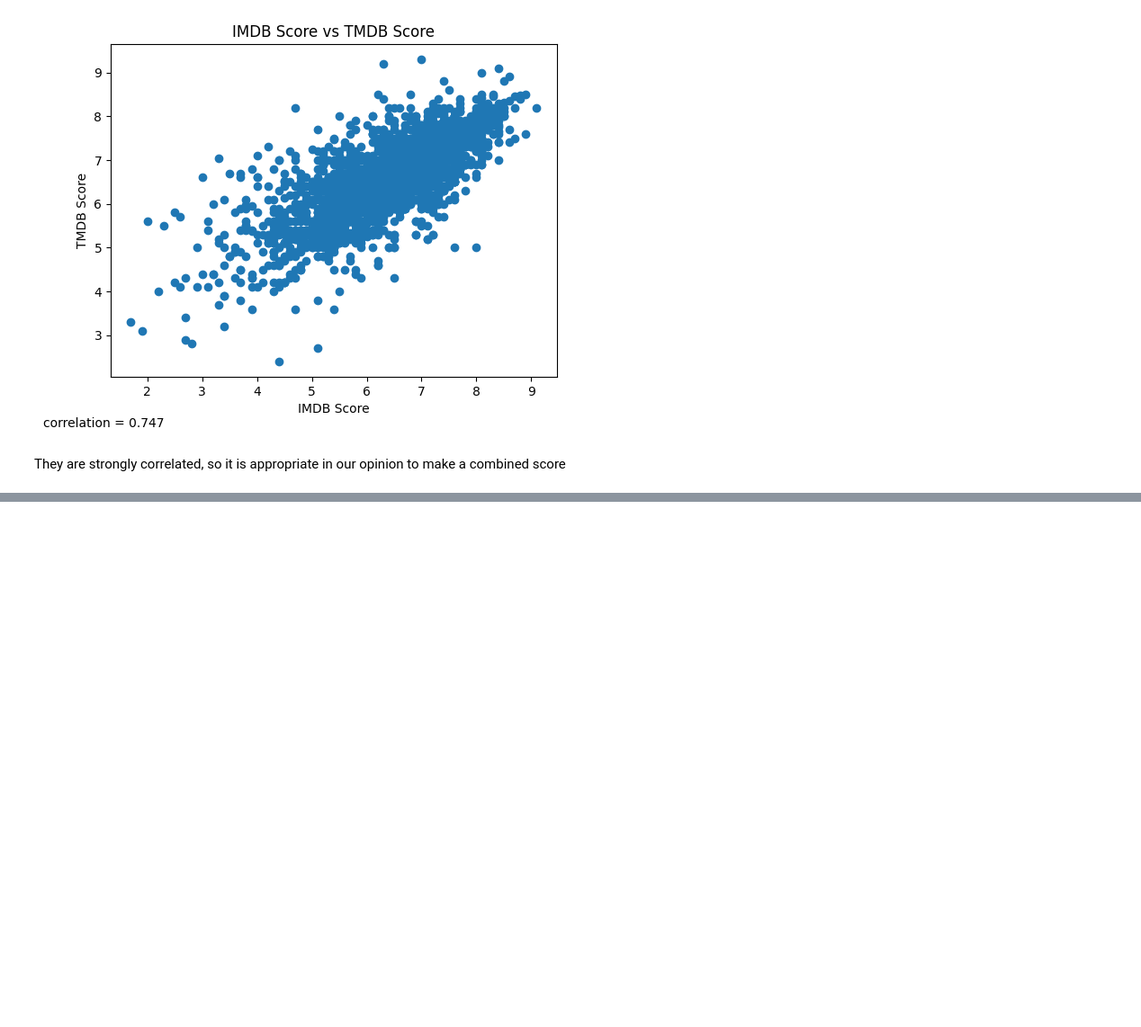
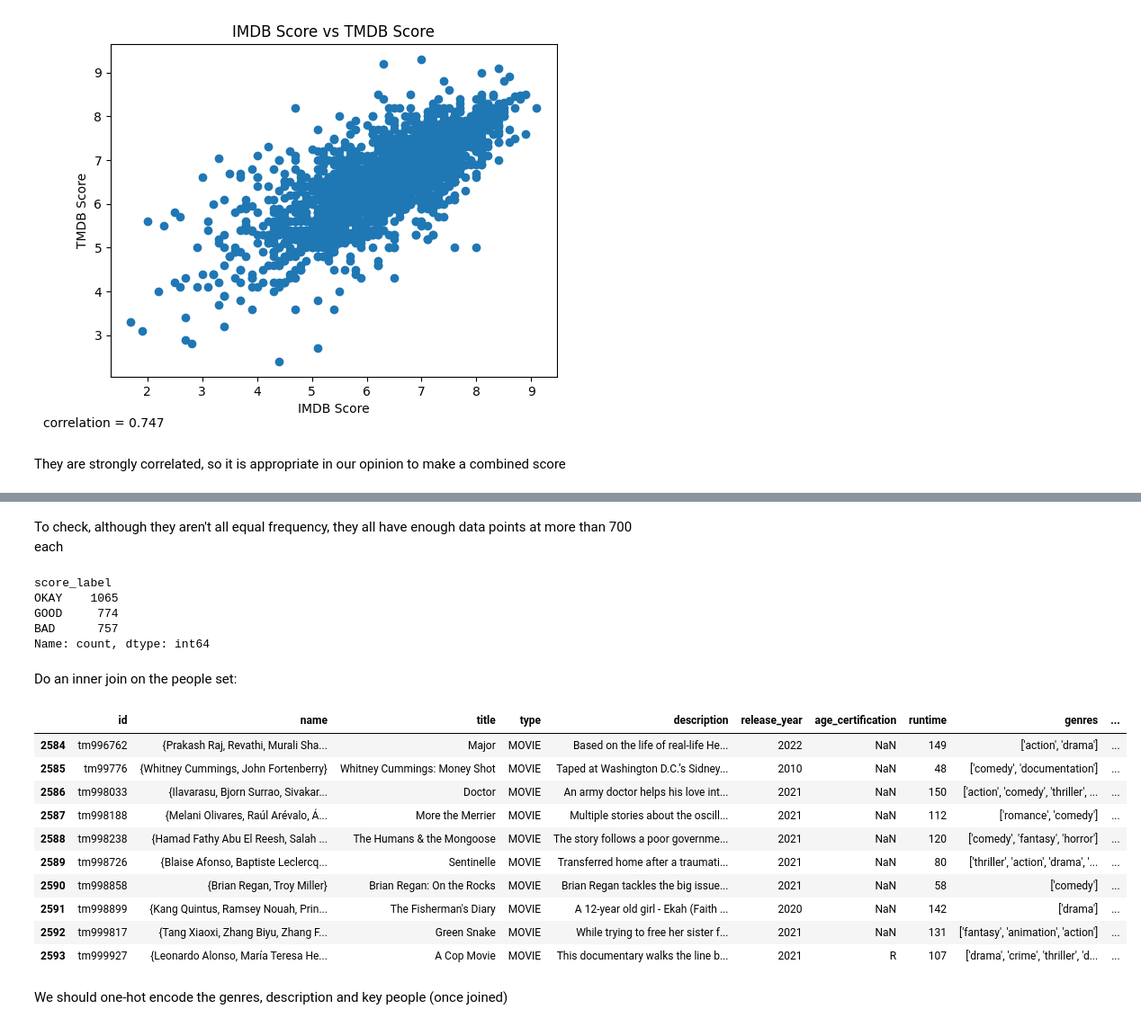
Before and after one commit to maximilianwelsch/EODP_A2, a Jupyter notebook: EOPD_preprocessing.ipynb, the cells around one changed output, grey strips where cells are left out. Shown at 90% size. Saved outputs shown, nothing was run; the diff lists cells and outputs as text; code cells hidden in the pictures; blank space fills up the shorter version.

Commit message:
joined tables

```diff
--- a/EOPD_preprocessing.ipynb
+++ b/EOPD_preprocessing.ipynb
@@ -15,3 +18,6 @@ credits.head()
 | 2 | 7064 | tm84618 | Albert Brooks | Tom | ACTOR |
 | 3 | 3739 | tm84618 | Harvey Keitel | Matthew 'Sport' Higgins | ACTOR |
 | 4 | 48933 | tm84618 | Cybill Shepherd | Betsy | ACTOR |
+# %%
+people_per_film = credits.groupby('id')['name'].apply(set).reset_index()
+people_per_film.head()
@@ -28,6 +41,7 @@ titles.head()
 Now that I have loaded the data, it is time to begin some pre-processing steps. The goal of this project is to compare two models for MOVIES, as such, I will get rid of all the shows.
 # %%
 titles = titles[titles['type'] == 'MOVIE']
+titles = titles.drop(columns=['seasons'])
 titles.head()
 # %% [output]
 |  | id | title | type | description | release_year | age_certification | runtime | genres | ... |
@@ -105,0 +128,11 @@ Now to make our models work, we need to have categories. To do this, we must BIN
+# %%
+def label_score(value):
+    if value >= 7.0:
+        return 'GOOD'
+    elif 7.0 > value >= 6.0:
+        return 'OKAY'
+    else:
+        return 'BAD'
+# %%
+titles['score_label'] = titles['composite_score'].apply(label_score)
+titles.head()
@@ -105,0 +146,30 @@ Now to make our models work, we need to have categories. To do this, we must BIN
+# %% [markdown]
+To check, although they aren't all equal frequency, they all have enough data points at more than 700 each
+# %%
+label_counts = titles['score_label'].value_counts()
+print(label_counts)
+# %% [output]
+score_label
+OKAY    1065
+GOOD     774
+BAD      757
+Name: count, dtype: int64
+# %% [markdown]
+Do an inner join on the people set:
+# %%
+merged_titles = pd.merge(people_per_film, titles, on= 'id', how='inner')
+merged_titles.tail(10)
+# %% [output]
+|  | id | name | title | type | description | release_year | age_certification | runtime | genres | ... |
+| 2584 | tm996762 | {Prakash Raj, Revathi, Murali Sha... | Major | MOVIE | Based on the life of real-life He... | 2022 | NaN | 149 | ['action', 'drama'] | ... |
+| 2585 | tm99776 | {Whitney Cummings, John Fortenberry} | Whitney Cummings: Money Shot | MOVIE | Taped at Washington D.C.’s Sidney... | 2010 | NaN | 48 | ['comedy', 'documentation'] | ... |
+| 2586 | tm998033 | {Ilavarasu, Bjorn Surrao, Sivakar... | Doctor | MOVIE | An army doctor helps his love int... | 2021 | NaN | 150 | ['action', 'comedy', 'thriller', ... | ... |
+| 2587 | tm998188 | {Melani Olivares, Raúl Arévalo, Á... | More the Merrier | MOVIE | Multiple stories about the oscill... | 2021 | NaN | 112 | ['romance', 'comedy'] | ... |
+| 2588 | tm998238 | {Hamad Fathy Abu El Reesh, Salah ... | The Humans & the Mongoose | MOVIE | The story follows a poor governme... | 2021 | NaN | 120 | ['comedy', 'fantasy', 'horror'] | ... |
+| 2589 | tm998726 | {Blaise Afonso, Baptiste Leclercq... | Sentinelle | MOVIE | Transferred home after a traumati... | 2021 | NaN | 80 | ['thriller', 'action', 'drama', '... | ... |
+| 2590 | tm998858 | {Brian Regan, Troy Miller} | Brian Regan: On the Rocks | MOVIE | Brian Regan tackles the big issue... | 2021 | NaN | 58 | ['comedy'] | ... |
+| 2591 | tm998899 | {Kang Quintus, Ramsey Nouah, Prin... | The Fisherman's Diary | MOVIE | A 12-year old girl - Ekah (Faith ... | 2020 | NaN | 142 | ['drama'] | ... |
+| 2592 | tm999817 | {Tang Xiaoxi, Zhang Biyu, Zhang F... | Green Snake | MOVIE | While trying to free her sister f... | 2021 | NaN | 131 | ['fantasy', 'animation', 'action'] | ... |
+| 2593 | tm999927 | {Leonardo Alonso, María Teresa He... | A Cop Movie | MOVIE | This documentary walks the line b... | 2021 | R | 107 | ['drama', 'crime', 'thriller', 'd... | ... |
+# %% [markdown]
+We should one-hot encode the genres, description and key people (once joined)
```
Also changed, not shown: parts of 8 cells of this notebook.
